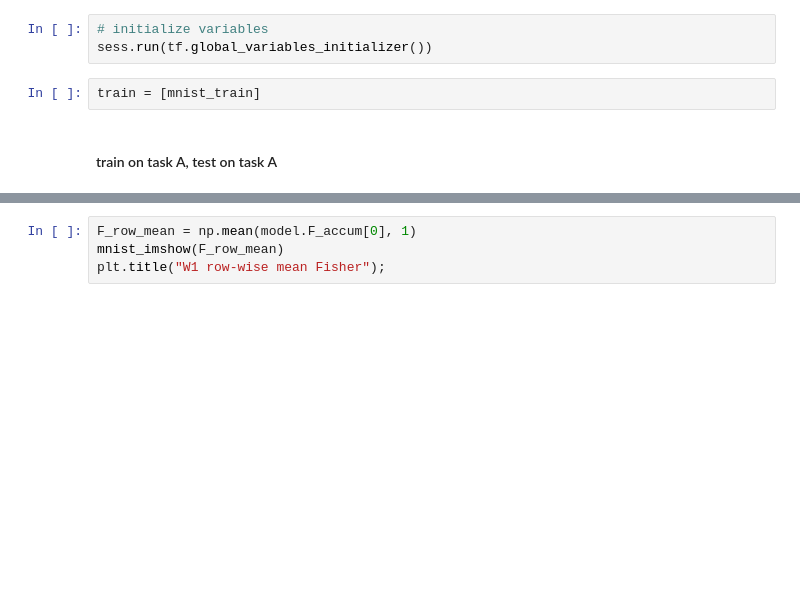
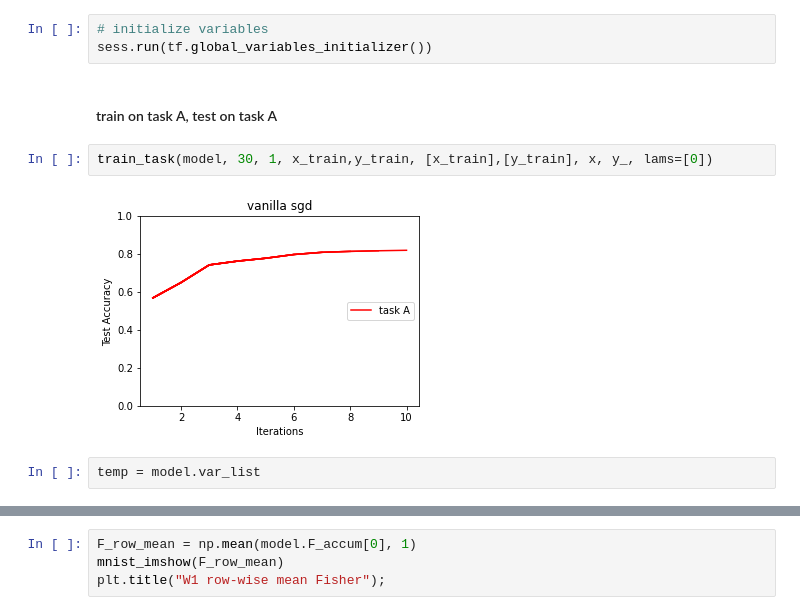
Before and after one commit to yuniteh/overcoming-catastrophic, a Jupyter notebook: experiment.ipynb, the cells around one changed output, grey strips where cells are left out. Saved outputs shown, nothing was run; the diff lists cells and outputs as text; blank space fills up the shorter version.

```diff
--- a/experiment.ipynb
+++ b/experiment.ipynb
@@ -135,9 +128,13 @@ See `tf.nn.softmax_cross_entropy_with_logits_v2`.
 # %%
 # initialize variables
 sess.run(tf.global_variables_initializer())
-# %%
-train = [mnist_train]
 # %% [markdown]
 #### train on task A, test on task A
+# %%
+train_task(model, 30, 1, x_train,y_train, [x_train],[y_train], x, y_, lams=[0])
+# %% [output]
+[figure, added]
+# %%
+temp = model.var_list
 # %%
 # training 1st task
```
Also changed, not shown: parts of 13 cells of this notebook, 8 other files.
